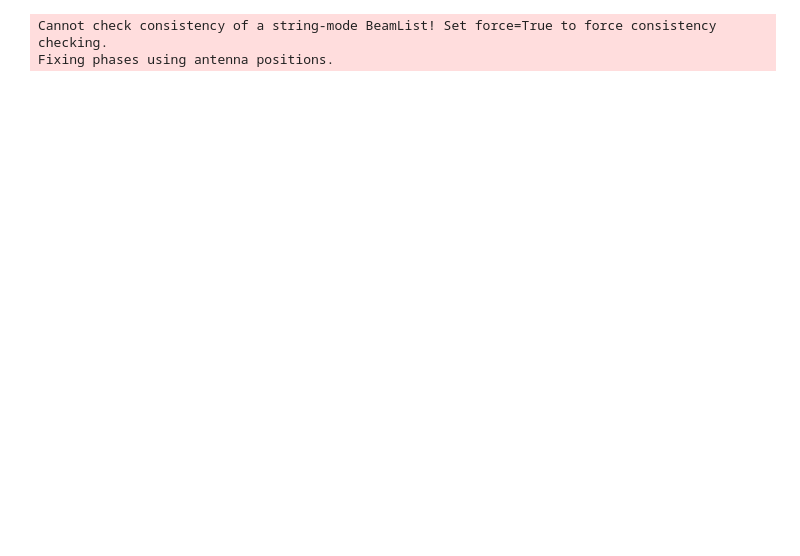
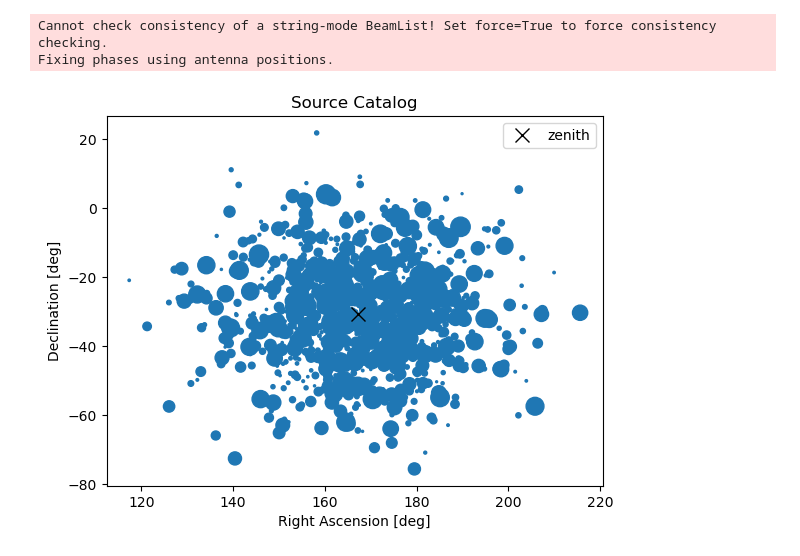
Before and after one commit to r-pascua/corrcal, a Jupyter notebook: docs/tutorials/Point Sources with Airy Beam.ipynb, the cells around one changed output. Cells and saved outputs as stored; diff of their text form; code cells hidden in the pictures; blank space fills up the shorter version.

```diff
--- a/docs/tutorials/Point Sources with Airy Beam.ipynb
+++ b/docs/tutorials/Point Sources with Airy Beam.ipynb
@@ -40,7 +40,7 @@ n_freqs = 1
 start_freq = 150e6
 channel_width = 100e3
 n_times = 1
-start_time = 2458099.28
+start_time = 2458099.68
 integration_time = 60 * 15
 uvdata = hera_sim.io.empty_uvdata(
     array_layout=array_layout,
@@ -56,11 +56,13 @@ Cannot check consistency of a string-mode BeamList! Set force=True to force cons
 Fixing phases using antenna positions.
 # %%
 lst = uvdata.lst_array[0]
-n_src = 100
-lat, lon, _ = uvdata.telescope_location_lat_lon_alt
-dra = 10 * units.deg.to("rad")
-ddec = 10 * units.deg.to("rad")
-ra = np.random.normal(size=n_src, loc=lst, scale=dra)
+n_src = 1000
+lat, lon, alt = uvdata.telescope_location_lat_lon_alt
+dra = 15 * units.deg.to("rad")
+ddec = 15 * units.deg.to("rad")
+ref_ra = lst + 0*units.deg.to("rad")
+ref_dec = lat + 0*units.deg.to("rad")
+ra = np.random.normal(size=n_src, loc=ref_ra, scale=dra)
 dec = np.random.normal(size=n_src, loc=lat, scale=ddec)
 stokes = np.zeros((4,1,n_src), dtype=float)
 stokes[0,0] = 10**np.random.uniform(low=-1,high=1,size=n_src)
@@ -73,6 +75,28 @@ sky_model = SkyModel(
     spectral_type="flat",
     component_type="point",
 )
+# %%
+plt.plot(
+    lst*units.rad.to("deg"),
+    lat*units.rad.to("deg"),
+    lw=0,
+    marker='x',
+    color="k",
+    ms=10,
+    label='zenith',
+)
+s0 = sky_model.stokes[0,0].value.min() / 2
+plt.scatter(
+    sky_model.ra.to("deg").value,
+    sky_model.dec.to("deg").value,
+    s=sky_model.stokes[0,0].value / s0,
+)
+plt.xlabel("Right Ascension [deg]")
+plt.ylabel("Declination [deg]")
+plt.legend()
+plt.title("Source Catalog");
+# %% [output]
+[figure, added]
 # %%
 beam = AnalyticBeam("airy", diameter=diameter)
 beam_ids = [0,] * len(array_layout)
```
Also changed, not shown: parts of 19 cells of this notebook, 1 other file.
